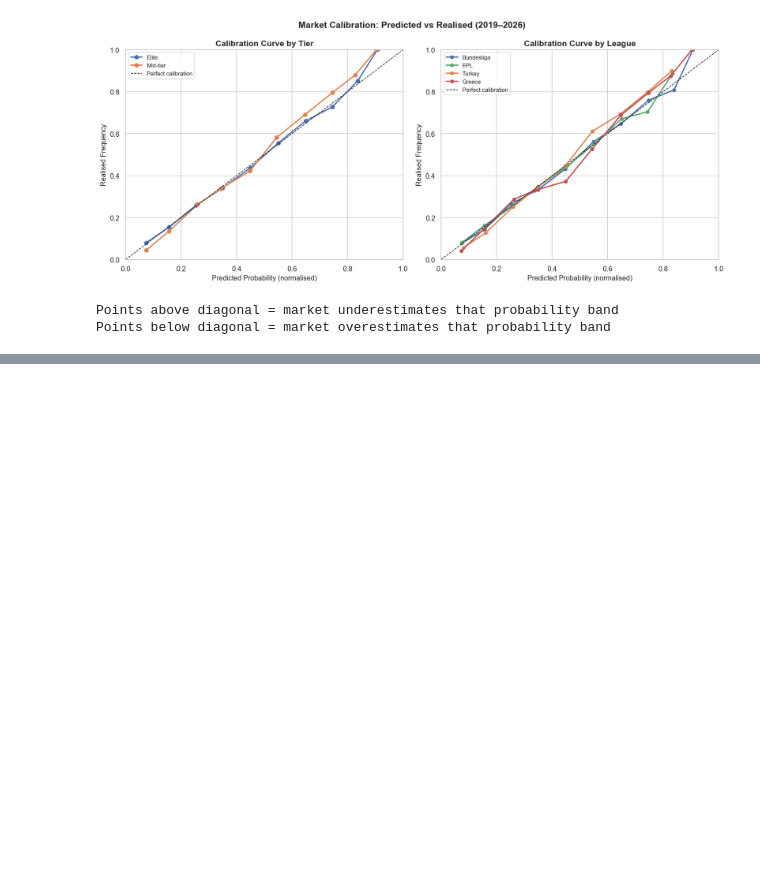
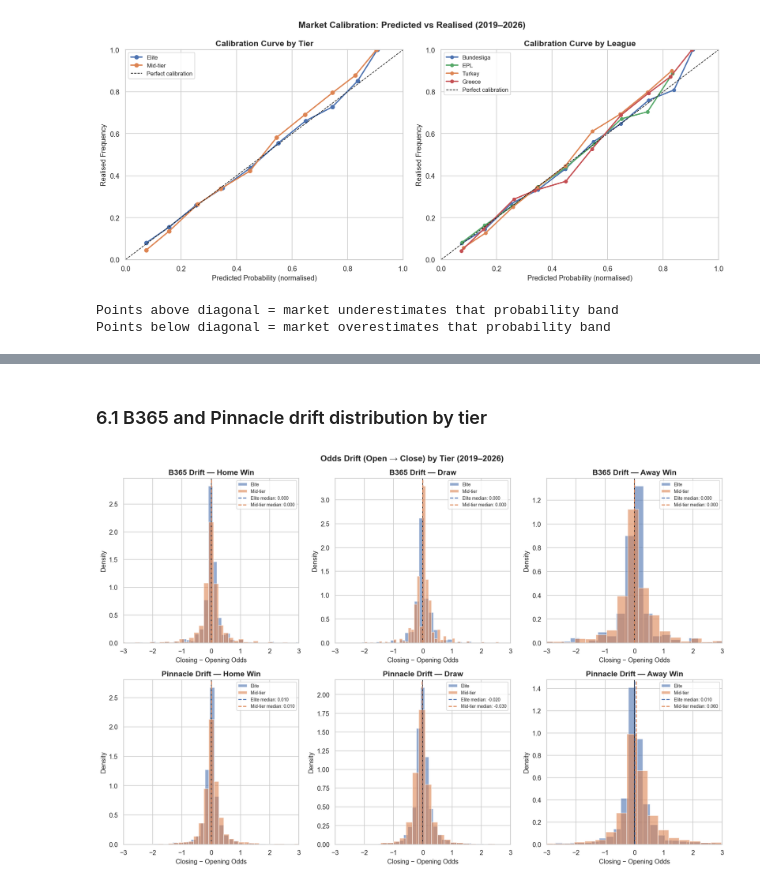
Before and after one commit to vladislavkivaev/football-betting-integrity-monitor, a Jupyter notebook: notebooks/01_eda.ipynb, the cells around one changed output, grey strips where cells are left out. Saved outputs shown, nothing was run; the diff lists cells and outputs as text; code cells hidden in the pictures; blank space fills up the shorter version.

```diff
--- a/notebooks/01_eda.ipynb
+++ b/notebooks/01_eda.ipynb
@@ -822,11 +1120,11 @@ Matches are grouped by their position in the season (matchday quintile).
 Higher spread in the final quintile = potential integrity signal.
 # %%
 # Calculate matchday position within each league-season
-master['match_date'] = pd.to_datetime(master['Date'])
+# Note: Date already converted to datetime in Section 2
 
 # Rank matches within each league-season by date
-master['match_rank'] = master.groupby(['league', 'season'])['match_date'].rank(method='first')
-master['season_size'] = master.groupby(['league', 'season'])['match_date'].transform('count')
+master['match_rank'] = master.groupby(['league', 'season'])['Date'].rank(method='first')
+master['season_size'] = master.groupby(['league', 'season'])['Date'].transform('count')
 master['season_pct'] = master['match_rank'] / master['season_size']
 
 # Assign quintile (1=first 20% of season, 5=last 20% of season)
@@ -1266,0 +1544,70 @@ Points below diagonal = market overestimates that probability band
+# %% [markdown]
+### 6.1 B365 and Pinnacle drift distribution by tier
+# %%
+fig, axes = plt.subplots(2, 3, figsize=(15, 10))
+
+outcomes = ['H', 'D', 'A']
+outcome_labels = {'H': 'Home Win', 'D': 'Draw', 'A': 'Away Win'}
+
+for col_idx, outcome in enumerate(outcomes):
+    # Row 1 — B365 drift
+    b365_col = f'b365_drift_{outcome}'
+    elite_b365 = master[master['tier'] == 'elite'][b365_col].dropna()
+    mid_b365 = master[master['tier'] == 'mid_tier'][b365_col].dropna()
+
+    axes[0, col_idx].hist(elite_b365, bins=80, alpha=0.6, color='#4C72B0',
+                          label='Elite', density=True)
+    axes[0, col_idx].hist(mid_b365, bins=80, alpha=0.6, color='#DD8452',
+                          label='Mid-tier', density=True)
+    axes[0, col_idx].axvline(0, color='black', linestyle='-', linewidth=1)
+    axes[0, col_idx].axvline(elite_b365.median(), color='#4C72B0',
+                              linestyle='--', linewidth=1.5,
+                              label=f'Elite median: {elite_b365.median():.3f}')
+    axes[0, col_idx].axvline(mid_b365.median(), color='#DD8452',
+                              linestyle='--', linewidth=1.5,
+                              label=f'Mid-tier median: {mid_b365.median():.3f}')
+    axes[0, col_idx].set_title(f'B365 Drift — {outcome_labels[outcome]}', fontweight='bold')
+    axes[0, col_idx].set_xlabel('Closing − Opening Odds')
+    axes[0, col_idx].set_ylabel('Density')
+    axes[0, col_idx].legend(fontsize=7.5)
+    axes[0, col_idx].set_xlim(-3, 3)
+
+    # Row 2 — Pinnacle drift
+    ps_col = f'pinnacle_drift_{outcome}'
+    elite_ps = master[master['tier'] == 'elite'][ps_col].dropna()
+    mid_ps = master[master['tier'] == 'mid_tier'][ps_col].dropna()
+
+    axes[1, col_idx].hist(elite_ps, bins=80, alpha=0.6, color='#4C72B0',
+                          label='Elite', density=True)
+    axes[1, col_idx].hist(mid_ps, bins=80, alpha=0.6, color='#DD8452',
+                          label='Mid-tier', density=True)
+    axes[1, col_idx].axvline(0, color='black', linestyle='-', linewidth=1)
+    axes[1, col_idx].axvline(elite_ps.median(), color='#4C72B0',
+                              linestyle='--', linewidth=1.5,
+                              label=f'Elite median: {elite_ps.median():.3f}')
+    axes[1, col_idx].axvline(mid_ps.median(), color='#DD8452',
+                              linestyle='--', linewidth=1.5,
+                              label=f'Mid-tier median: {mid_ps.median():.3f}')
+    axes[1, col_idx].set_title(f'Pinnacle Drift — {outcome_labels[outcome]}', fontweight='bold')
+    axes[1, col_idx].set_xlabel('Closing − Opening Odds')
+    axes[1, col_idx].set_ylabel('Density')
+    axes[1, col_idx].legend(fontsize=7.5)
+    axes[1, col_idx].set_xlim(-3, 3)
+
+fig.suptitle('Odds Drift (Open → Close) by Tier (2019–2026)', fontsize=14, fontweight='bold')
+plt.tight_layout()
+plt.savefig('../data/processed/fig_08_drift_by_tier.png', bbox_inches='tight')
+plt.show()
+
+# Summary stats
+print("=== Drift Summary (median absolute drift) ===\n")
+print(f"{'Outcome':<8} {'B365 Elite':>12} {'B365 Mid':>12} {'PS Elite':>12} {'PS Mid':>12}")
+print("-" * 56)
+for outcome, label in zip(['H','D','A'], ['Home','Draw','Away']):
+    b_e = master[master['tier']=='elite'][f'b365_drift_{outcome}'].abs().median()
+    b_m = master[master['tier']=='mid_tier'][f'b365_drift_{outcome}'].abs().median()
+    p_e = master[master['tier']=='elite'][f'pinnacle_drift_{outcome}'].abs().median()
+    p_m = master[master['tier']=='mid_tier'][f'pinnacle_drift_{outcome}'].abs().median()
+    print(f"{label:<8} {b_e:>12.4f} {b_m:>12.4f} {p_e:>12.4f} {p_m:>12.4f}")
+# %% [output]
+[figure, added]
```
Also changed, not shown: parts of 59 cells of this notebook.
